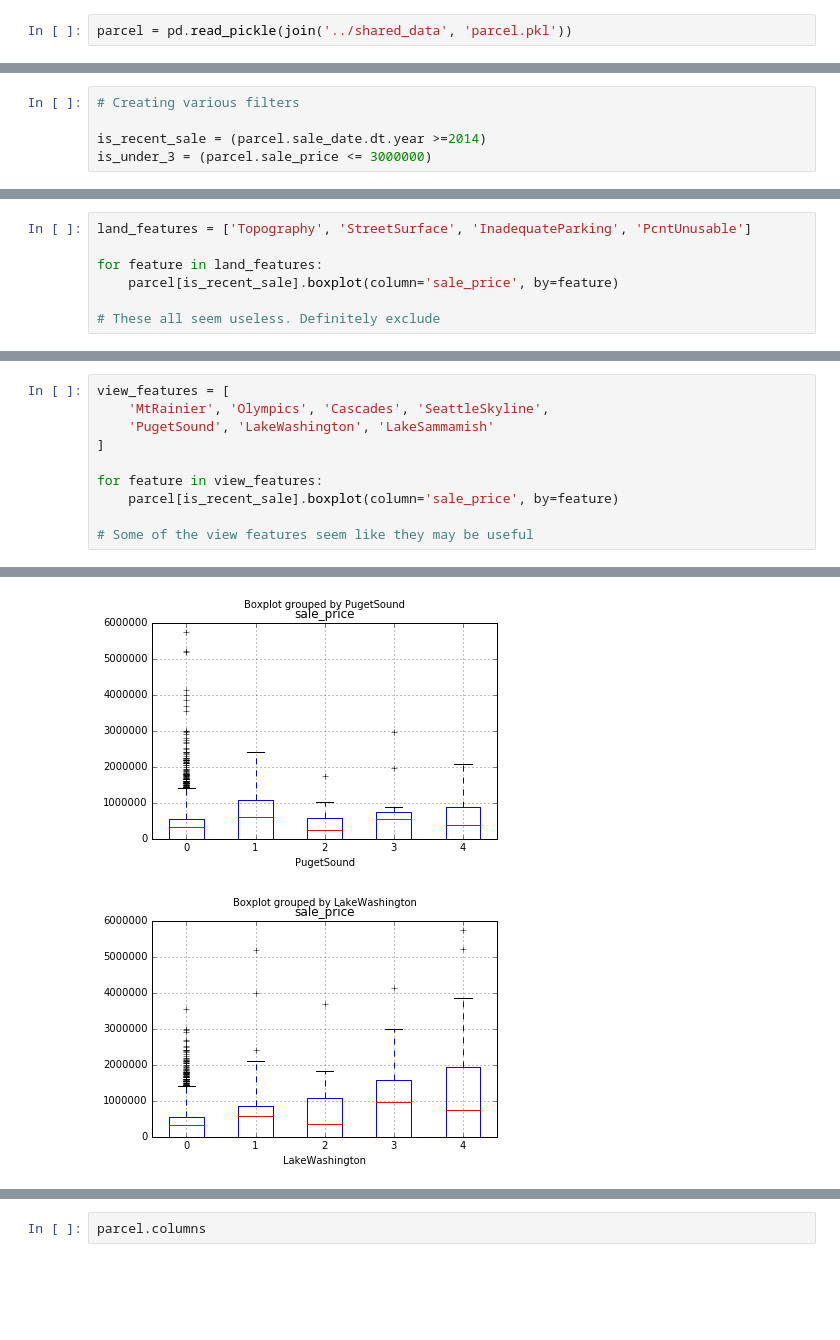
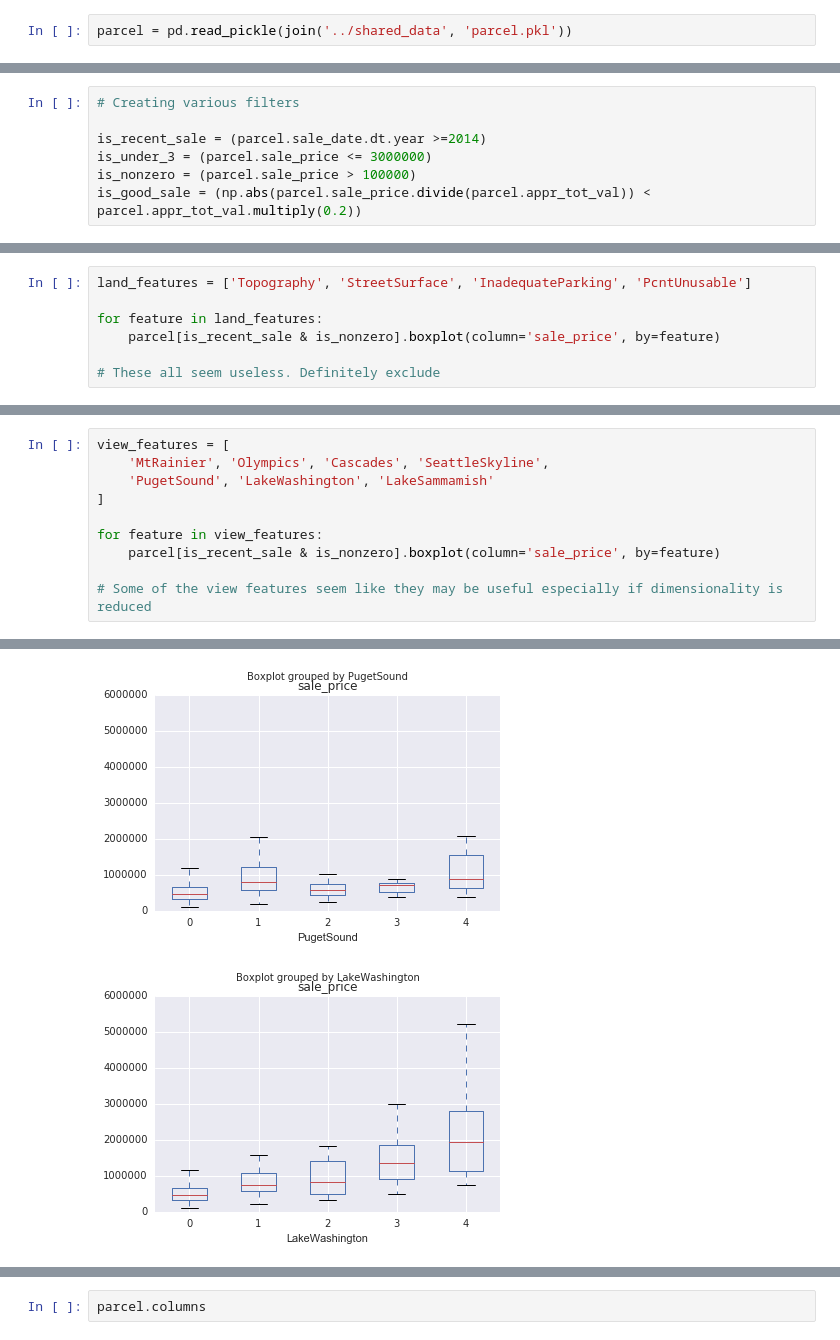
Before and after one commit to gavin-peterkin/king_county_property, a Jupyter notebook: notebooks/feature_development.ipynb, the cells around one changed output, grey strips where cells are left out. Cells and saved outputs as stored; diff of their text form; blank space fills up the shorter version.

```diff
--- a/notebooks/feature_development.ipynb
+++ b/notebooks/feature_development.ipynb
@@ -31,5 +33,7 @@ parcel.head()
 
 is_recent_sale = (parcel.sale_date.dt.year >=2014)
 is_under_3 = (parcel.sale_price <= 3000000)
+is_nonzero = (parcel.sale_price > 100000)
+is_good_sale = (np.abs(parcel.sale_price.divide(parcel.appr_tot_val)) < parcel.appr_tot_val.multiply(0.2))
 # %%
 # DistrictName
@@ -44,7 +49,7 @@ parcel[is_recent_sale & is_under_3].boxplot(column='sale_price', by='DistrictNam
 land_features = ['Topography', 'StreetSurface', 'InadequateParking', 'PcntUnusable']
 
 for feature in land_features:
-    parcel[is_recent_sale].boxplot(column='sale_price', by=feature)
+    parcel[is_recent_sale & is_nonzero].boxplot(column='sale_price', by=feature)
 
 # These all seem useless. Definitely exclude
 # %% [output]
@@ -59,7 +64,7 @@ view_features = [
 ]
 
 for feature in view_features:
-    parcel[is_recent_sale].boxplot(column='sale_price', by=feature)
+    parcel[is_recent_sale & is_nonzero].boxplot(column='sale_price', by=feature)
 
-# Some of the view features seem like they may be useful
+# Some of the view features seem like they may be useful especially if dimensionality is reduced
 # %% [output]
@@ -70,2 +75,2 @@ for feature in view_features:
-[figure, old version]
+[figure, new version]
-[figure, old version]
+[figure, new version]
```
Also changed, not shown: parts of 8 cells of this notebook.
